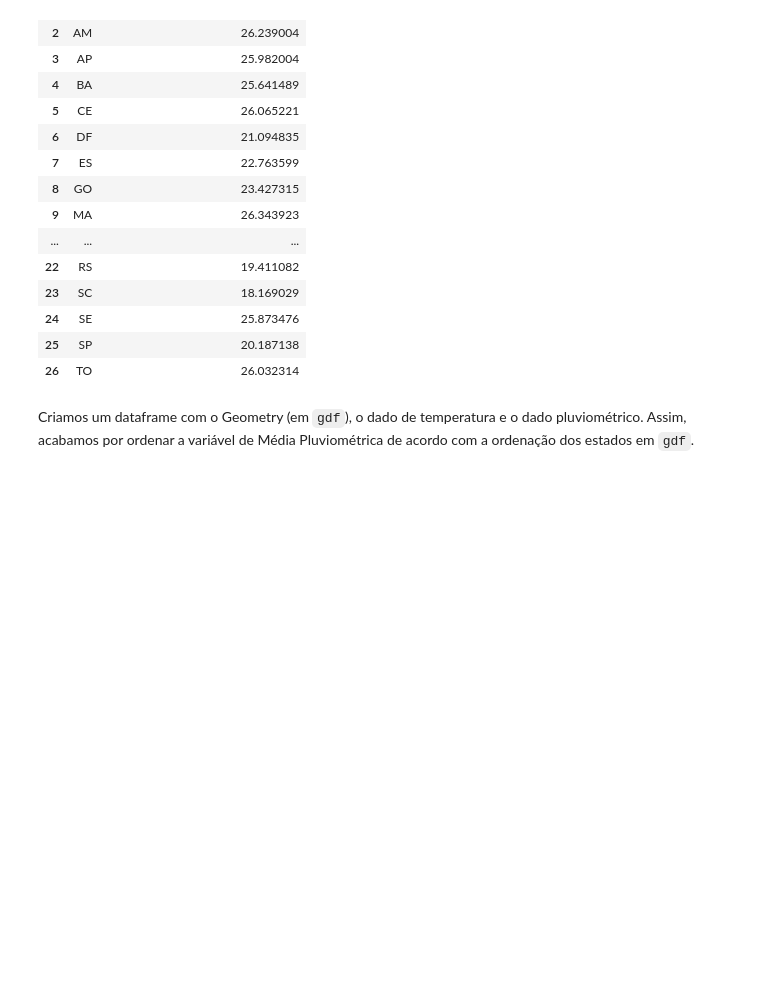
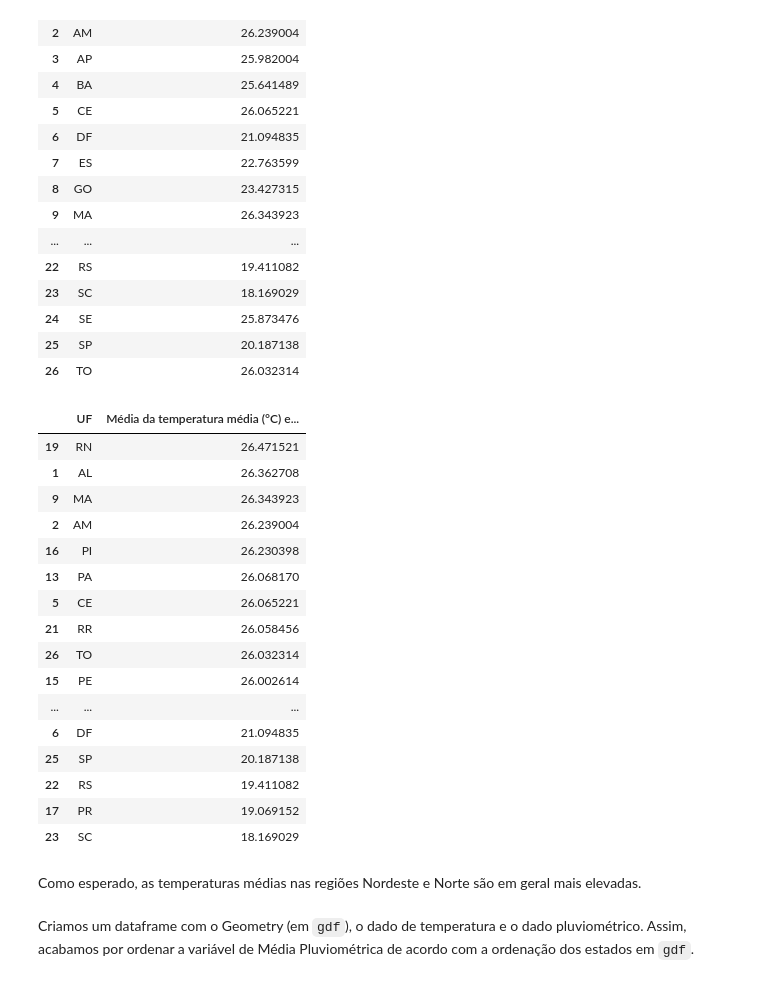
Before and after one commit to mpereiramoretti/pluviometria-analise-espacial, a Jupyter notebook: Pluviometria - Caso prático.ipynb, the cells around one changed output. Drawn from its saved outputs; the diff is of its cells as text; code cells hidden in the pictures; blank space fills up the shorter version.

```diff
--- a/Pluviometria - Caso prático.ipynb
+++ b/Pluviometria - Caso prático.ipynb
@@ -771,6 +787,28 @@ df_medias_temperatura
 | 24 | SE | 25.873476 |
 | 25 | SP | 20.187138 |
 | 26 | TO | 26.032314 |
+# %%
+df_medias_temperatura.sort_values(by="Média da temperatura média (°C) em ABR/2021", ascending=False)
+# %% [output]
+|  | UF | Média da temperatura média (°C) e... |
+| 19 | RN | 26.471521 |
+| 1 | AL | 26.362708 |
+| 9 | MA | 26.343923 |
+| 2 | AM | 26.239004 |
+| 16 | PI | 26.230398 |
+| 13 | PA | 26.068170 |
+| 5 | CE | 26.065221 |
+| 21 | RR | 26.058456 |
+| 26 | TO | 26.032314 |
+| 15 | PE | 26.002614 |
+| ... | ... | ... |
+| 6 | DF | 21.094835 |
+| 25 | SP | 20.187138 |
+| 22 | RS | 19.411082 |
+| 17 | PR | 19.069152 |
+| 23 | SC | 18.169029 |
+# %% [markdown]
+Como esperado, as temperaturas médias nas regiões Nordeste e Norte são em geral mais elevadas.
 # %% [markdown]
 Criamos um dataframe com o Geometry (em `gdf`), o dado de temperatura e o dado pluviométrico. Assim, acabamos por ordenar a variável de Média Pluviométrica de acordo com a ordenação dos estados em `gdf`.
 # %%
```
Also changed, not shown: parts of 30 cells of this notebook.
